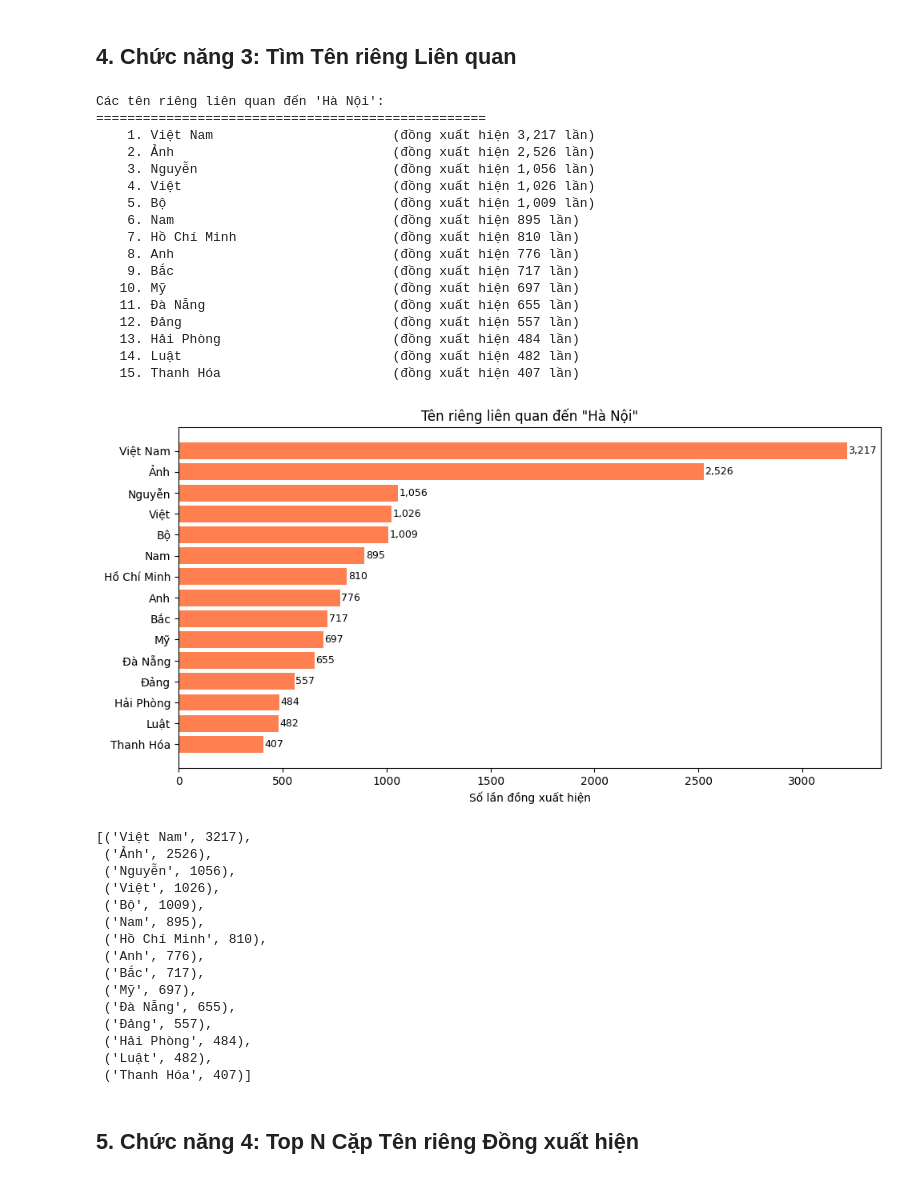
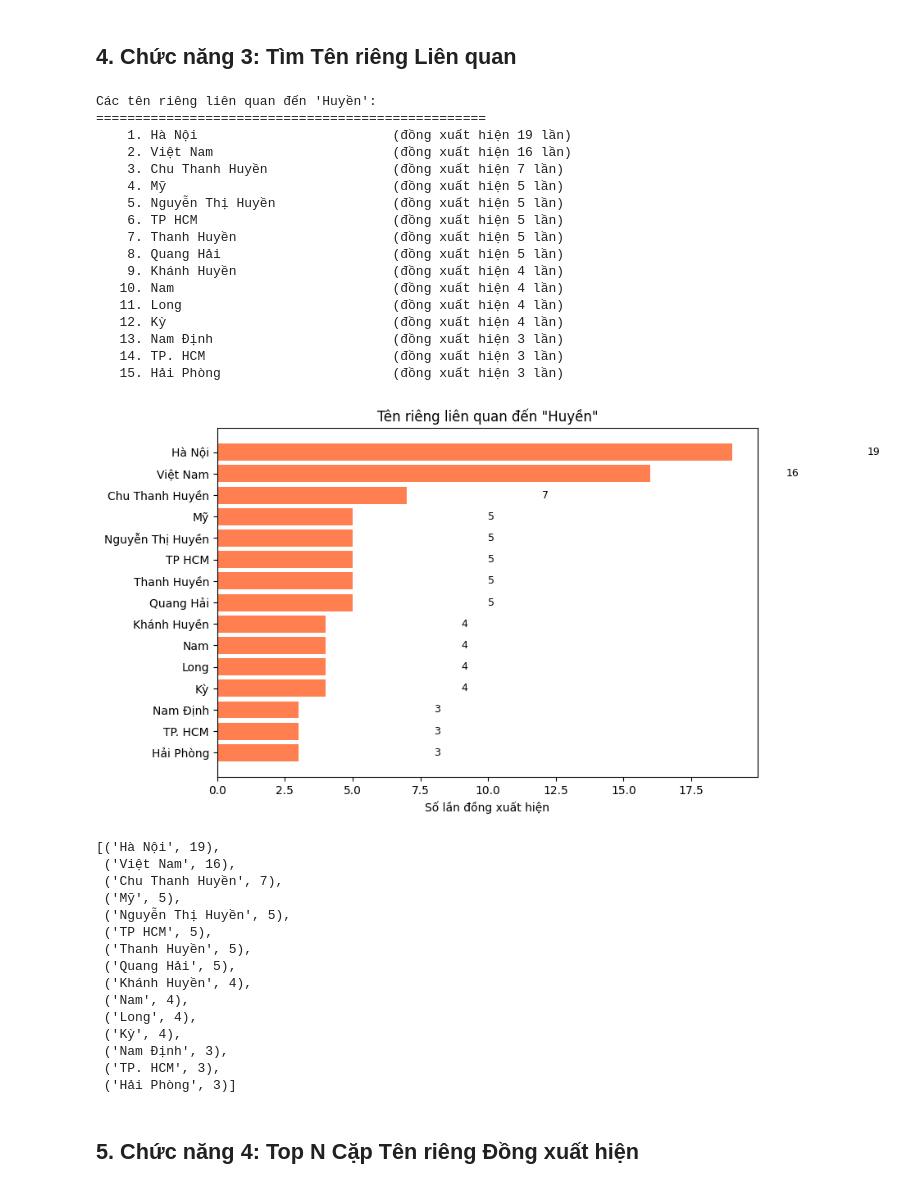
Before and after one commit to Huyenthy2k/DataStructure-Algorithms, a Jupyter notebook: BTL/project.ipynb, the cells around one changed output. Cells and saved outputs as stored; diff of their text form; code cells hidden in the pictures.

```diff
--- a/BTL/project.ipynb
+++ b/BTL/project.ipynb
@@ -240,41 +240,41 @@ def get_related_entities(keyword, k=10, show_chart=True):
         return []
 # %%
 # Demo: Tìm tên liên quan đến "Hà Nội"
-get_related_entities("Hà Nội", k=15)
+get_related_entities("Huyền", k=15)
 # %% [output]
-Các tên riêng liên quan đến 'Hà Nội':
+Các tên riêng liên quan đến 'Huyền':
 ==================================================
-    1. Việt Nam                       (đồng xuất hiện 3,217 lần)
-    2. Ảnh                            (đồng xuất hiện 2,526 lần)
-    3. Nguyễn                         (đồng xuất hiện 1,056 lần)
-    4. Việt                           (đồng xuất hiện 1,026 lần)
-    5. Bộ                             (đồng xuất hiện 1,009 lần)
-    6. Nam                            (đồng xuất hiện 895 lần)
-    7. Hồ Chí Minh                    (đồng xuất hiện 810 lần)
-    8. Anh                            (đồng xuất hiện 776 lần)
-    9. Bắc                            (đồng xuất hiện 717 lần)
-   10. Mỹ                             (đồng xuất hiện 697 lần)
-   11. Đà Nẵng                        (đồng xuất hiện 655 lần)
-   12. Đảng                           (đồng xuất hiện 557 lần)
-   13. Hải Phòng                      (đồng xuất hiện 484 lần)
-   14. Luật                           (đồng xuất hiện 482 lần)
-   15. Thanh Hóa                      (đồng xuất hiện 407 lần)
+    1. Hà Nội                         (đồng xuất hiện 19 lần)
+    2. Việt Nam                       (đồng xuất hiện 16 lần)
+    3. Chu Thanh Huyền                (đồng xuất hiện 7 lần)
+    4. Mỹ                             (đồng xuất hiện 5 lần)
+    5. Nguyễn Thị Huyền               (đồng xuất hiện 5 lần)
+    6. TP HCM                         (đồng xuất hiện 5 lần)
+    7. Thanh Huyền                    (đồng xuất hiện 5 lần)
+    8. Quang Hải                      (đồng xuất hiện 5 lần)
+    9. Khánh Huyền                    (đồng xuất hiện 4 lần)
+   10. Nam                            (đồng xuất hiện 4 lần)
+   11. Long                           (đồng xuất hiện 4 lần)
+   12. Kỳ                             (đồng xuất hiện 4 lần)
+   13. Nam Định                       (đồng xuất hiện 3 lần)
+   14. TP. HCM                        (đồng xuất hiện 3 lần)
+   15. Hải Phòng                      (đồng xuất hiện 3 lần)
-[figure, old version]
+[figure, new version]
-[('Việt Nam', 3217),
- ('Ảnh', 2526),
- ('Nguyễn', 1056),
- ('Việt', 1026),
- ('Bộ', 1009),
- ('Nam', 895),
- ('Hồ Chí Minh', 810),
- ('Anh', 776),
- ('Bắc', 717),
- ('Mỹ', 697),
- ('Đà Nẵng', 655),
- ('Đảng', 557),
- ('Hải Phòng', 484),
- ('Luật', 482),
- ('Thanh Hóa', 407)]
+[('Hà Nội', 19),
+ ('Việt Nam', 16),
+ ('Chu Thanh Huyền', 7),
+ ('Mỹ', 5),
+ ('Nguyễn Thị Huyền', 5),
+ ('TP HCM', 5),
+ ('Thanh Huyền', 5),
+ ('Quang Hải', 5),
+ ('Khánh Huyền', 4),
+ ('Nam', 4),
+ ('Long', 4),
+ ('Kỳ', 4),
+ ('Nam Định', 3),
+ ('TP. HCM', 3),
+ ('Hải Phòng', 3)]
 # %% [markdown]
 ## 5. Chức năng 4: Top N Cặp Tên riêng Đồng xuất hiện
 # %%
```
Also changed, not shown: parts of 10 cells of this notebook, 7 other files.
